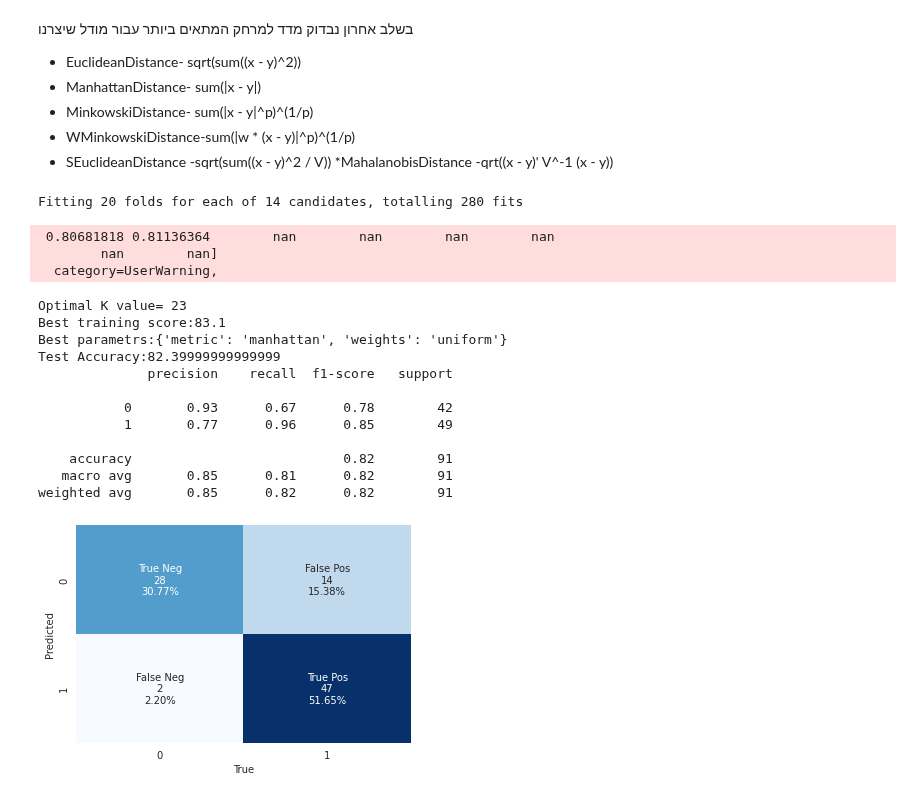
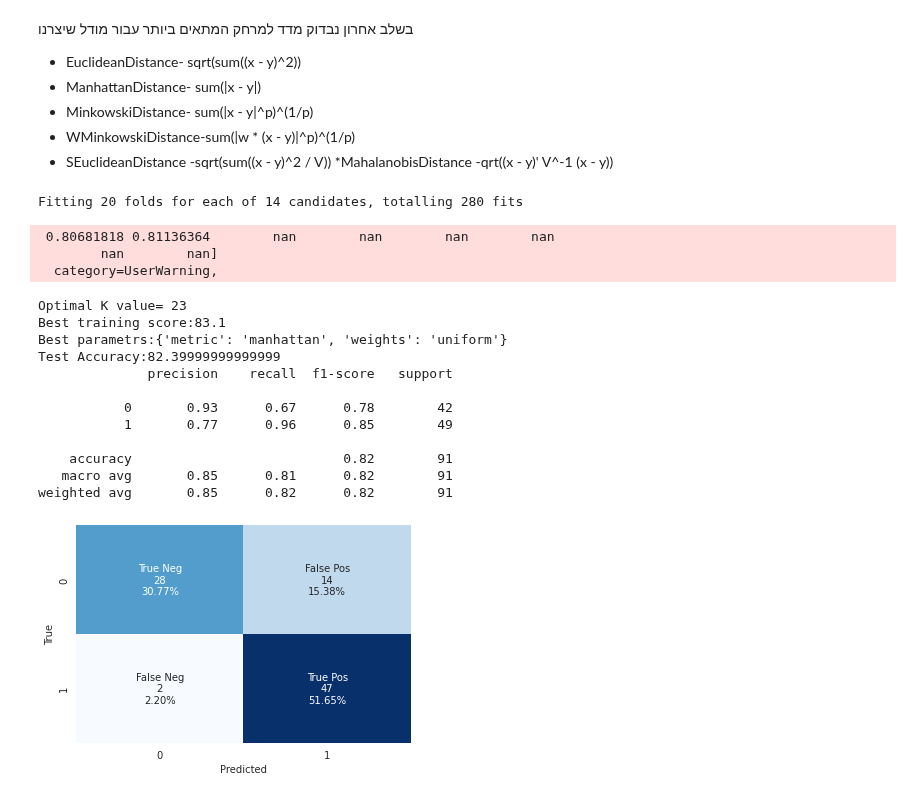
Before and after one commit to DimaUd/Heart-Attack, a Jupyter notebook: Heart_Attack_Part2_DataPrepararation_and_Modeling.ipynb, the cells around one changed output. Saved outputs shown, nothing was run; the diff lists cells and outputs as text; code cells hidden in the pictures.

```diff
--- a/Heart_Attack_Part2_DataPrepararation_and_Modeling.ipynb
+++ b/Heart_Attack_Part2_DataPrepararation_and_Modeling.ipynb
@@ -535,33 +535,33 @@ print(f'Test Accuracy:{round(accuracy_score(y_pred,y_test),3)*100}')
 cf_matrix=confusion_matrix(y_test,y_pred)
 
 cf_matrix=confusion_matrix(y_test,y_pred)
 group_names = ['True Neg','False Pos','False Neg','True Pos']
 group_counts = ['{0:0.0f}'.format(value) for value in
                 cf_matrix.flatten()]
 group_percentages = ['{0:.2%}'.format(value) for value in
                      cf_matrix.flatten()/np.sum(cf_matrix)]
 labels = [f'{v1}\n{v2}\n{v3}' for v1, v2, v3 in
           zip(group_names,group_counts,group_percentages)]
 labels = np.asarray(labels).reshape(2,2)
 sns.heatmap(cf_matrix, annot=labels, fmt="", cmap='Blues',cbar=False)
-plt.xlabel('True')
-plt.ylabel('Predicted')
+plt.xlabel('Predicted')
+plt.ylabel('True')
 print(classification_report(y_test,y_pred));
 # %% [output]
 Fitting 20 folds for each of 14 candidates, totalling 280 fits
  0.80681818 0.81136364        nan        nan        nan        nan
         nan        nan]
   category=UserWarning,
 Optimal K value= 23
 Best training score:83.1
 Best parametrs:{'metric': 'manhattan', 'weights': 'uniform'}
 Test Accuracy:82.39999999999999
               precision    recall  f1-score   support
 
            0       0.93      0.67      0.78        42
            1       0.77      0.96      0.85        49
 
     accuracy                           0.82        91
    macro avg       0.85      0.81      0.82        91
 weighted avg       0.85      0.82      0.82        91
-[figure, old version]
+[figure, new version]
```
Also changed, not shown: parts of 3 cells of this notebook.
